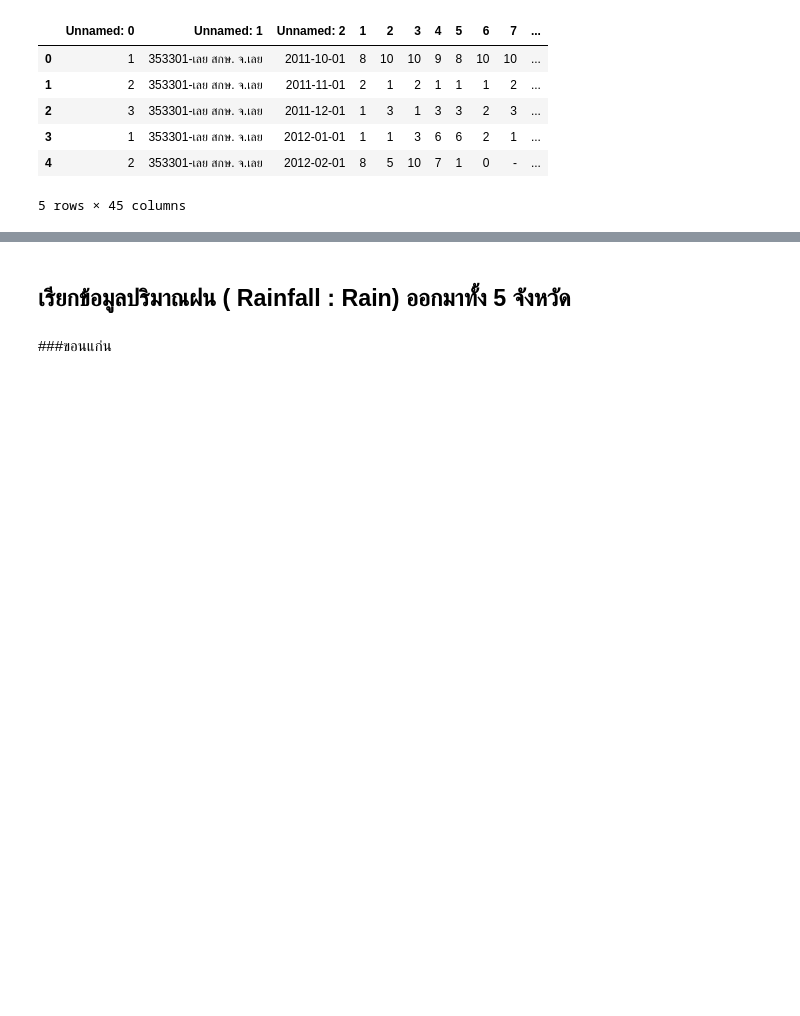
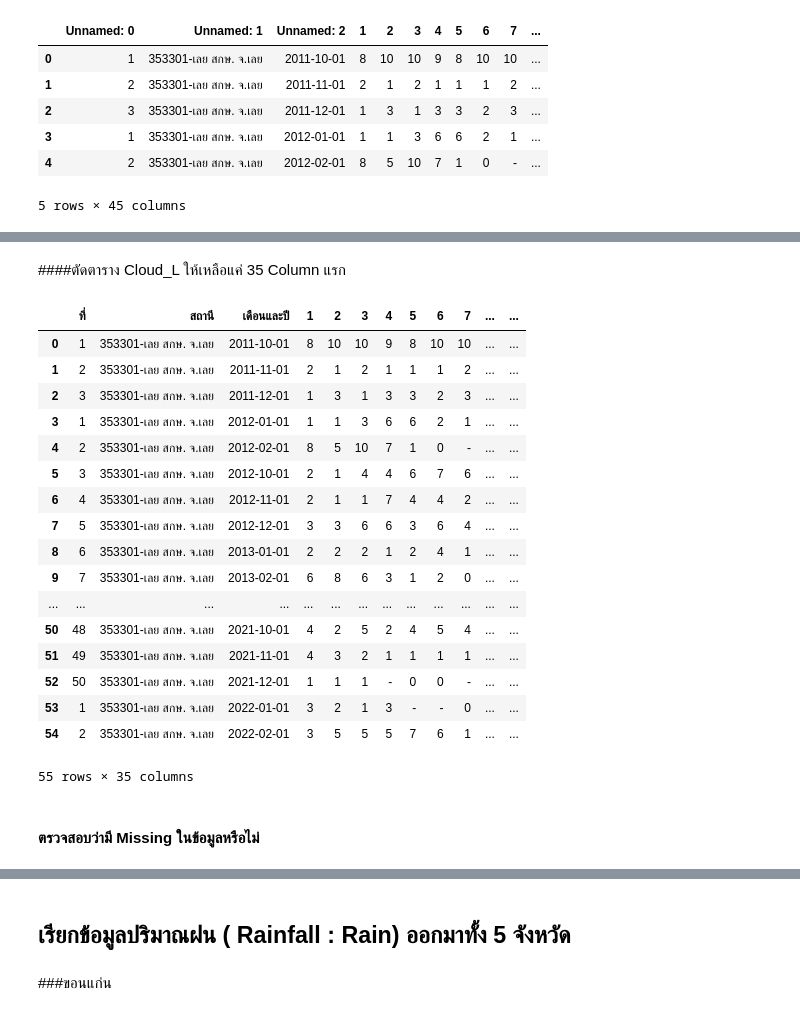
Before and after one commit to Penpitcha0634/BSC_DPDM23, a Jupyter notebook: MIDTERM.ipynb, the cells around one changed output, grey strips where cells are left out. Cells and saved outputs as stored; diff of their text form; code cells hidden in the pictures; blank space fills up the shorter version.

```diff
--- a/MIDTERM.ipynb
+++ b/MIDTERM.ipynb
@@ -807,0 +1748,4 @@ Cloud_L.head()
+# %%
+column_name = {'Unnamed: 0':'ที่','Unnamed: 1':'สถานี','Unnamed: 2':'เดือนและปี','Unnamed: 34':'ค่าเฉลี่ย'} #กำหนดตัวแปรรับค่าชื่อที่จะเปลี่ยน
+# %%
+Cloud_L = Cloud_L.rename(columns=column_name) #ทำการเปลี่ยนชื่อ column
@@ -807,0 +1762,26 @@ Cloud_L.head()
+# %% [markdown]
+####ตัดตาราง Cloud_L ให้เหลือแค่ 35 Column แรก
+# %%
+Cloud_L = Cloud_L.iloc[:,:35]
+Cloud_L
+# %% [output]
+|  | ที่ | สถานี | เดือนและปี | 1 | 2 | 3 | 4 | 5 | 6 | 7 | ... | ... |
+| 0 | 1 | 353301-เลย สกษ. จ.เลย | 2011-10-01 | 8 | 10 | 10 | 9 | 8 | 10 | 10 | ... | ... |
+| 1 | 2 | 353301-เลย สกษ. จ.เลย | 2011-11-01 | 2 | 1 | 2 | 1 | 1 | 1 | 2 | ... | ... |
+| 2 | 3 | 353301-เลย สกษ. จ.เลย | 2011-12-01 | 1 | 3 | 1 | 3 | 3 | 2 | 3 | ... | ... |
+| 3 | 1 | 353301-เลย สกษ. จ.เลย | 2012-01-01 | 1 | 1 | 3 | 6 | 6 | 2 | 1 | ... | ... |
+| 4 | 2 | 353301-เลย สกษ. จ.เลย | 2012-02-01 | 8 | 5 | 10 | 7 | 1 | 0 | - | ... | ... |
+| 5 | 3 | 353301-เลย สกษ. จ.เลย | 2012-10-01 | 2 | 1 | 4 | 4 | 6 | 7 | 6 | ... | ... |
+| 6 | 4 | 353301-เลย สกษ. จ.เลย | 2012-11-01 | 2 | 1 | 1 | 7 | 4 | 4 | 2 | ... | ... |
+| 7 | 5 | 353301-เลย สกษ. จ.เลย | 2012-12-01 | 3 | 3 | 6 | 6 | 3 | 6 | 4 | ... | ... |
+| 8 | 6 | 353301-เลย สกษ. จ.เลย | 2013-01-01 | 2 | 2 | 2 | 1 | 2 | 4 | 1 | ... | ... |
+| 9 | 7 | 353301-เลย สกษ. จ.เลย | 2013-02-01 | 6 | 8 | 6 | 3 | 1 | 2 | 0 | ... | ... |
+| ... | ... | ... | ... | ... | ... | ... | ... | ... | ... | ... | ... | ... |
+| 50 | 48 | 353301-เลย สกษ. จ.เลย | 2021-10-01 | 4 | 2 | 5 | 2 | 4 | 5 | 4 | ... | ... |
+| 51 | 49 | 353301-เลย สกษ. จ.เลย | 2021-11-01 | 4 | 3 | 2 | 1 | 1 | 1 | 1 | ... | ... |
+| 52 | 50 | 353301-เลย สกษ. จ.เลย | 2021-12-01 | 1 | 1 | 1 | - | 0 | 0 | - | ... | ... |
+| 53 | 1 | 353301-เลย สกษ. จ.เลย | 2022-01-01 | 3 | 2 | 1 | 3 | - | - | 0 | ... | ... |
+| 54 | 2 | 353301-เลย สกษ. จ.เลย | 2022-02-01 | 3 | 5 | 5 | 5 | 7 | 6 | 1 | ... | ... |
+55 rows × 35 columns
+# %% [markdown]
+#### ตรวจสอบว่ามี Missing ในข้อมูลหรือไม่
```
Also changed, not shown: parts of 391 cells of this notebook.
